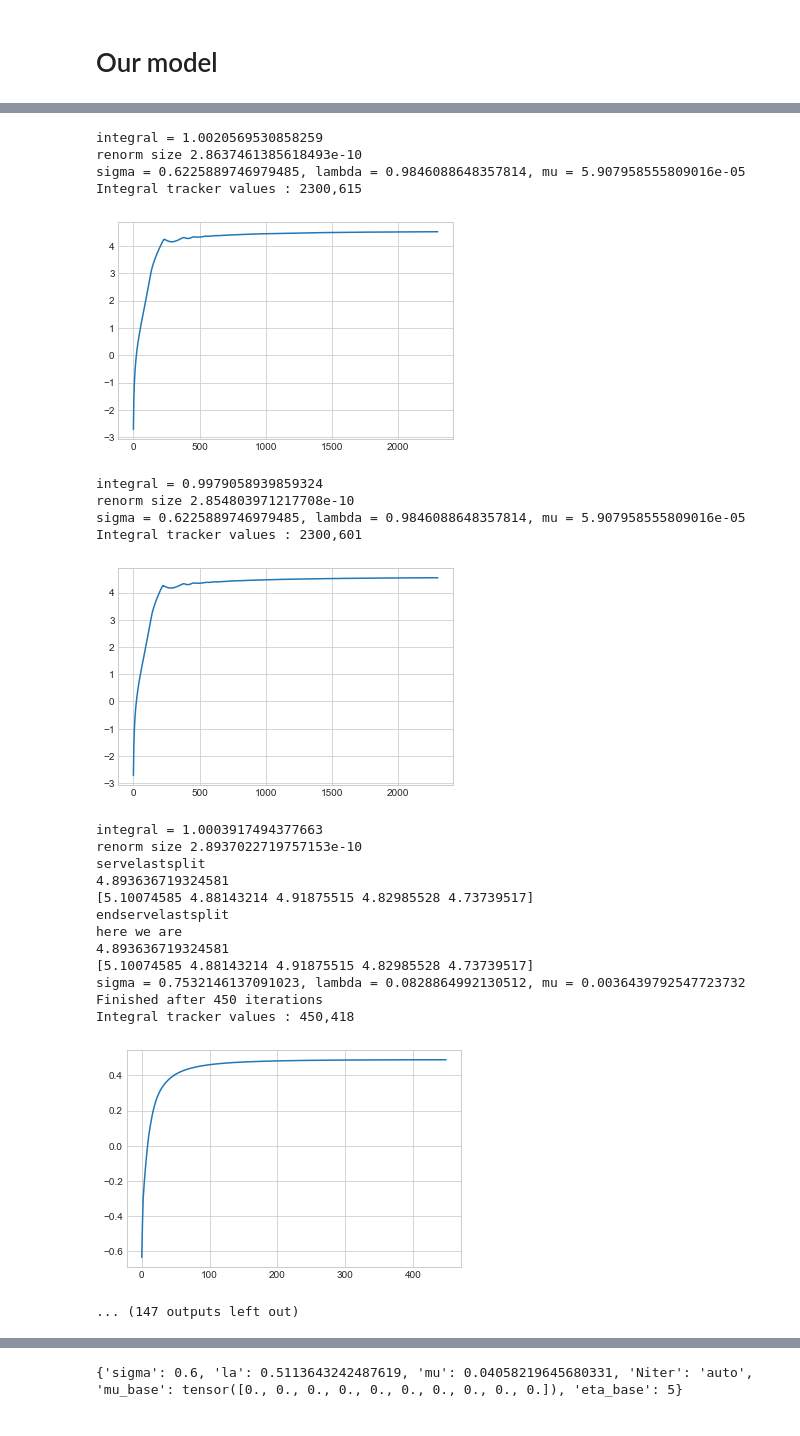
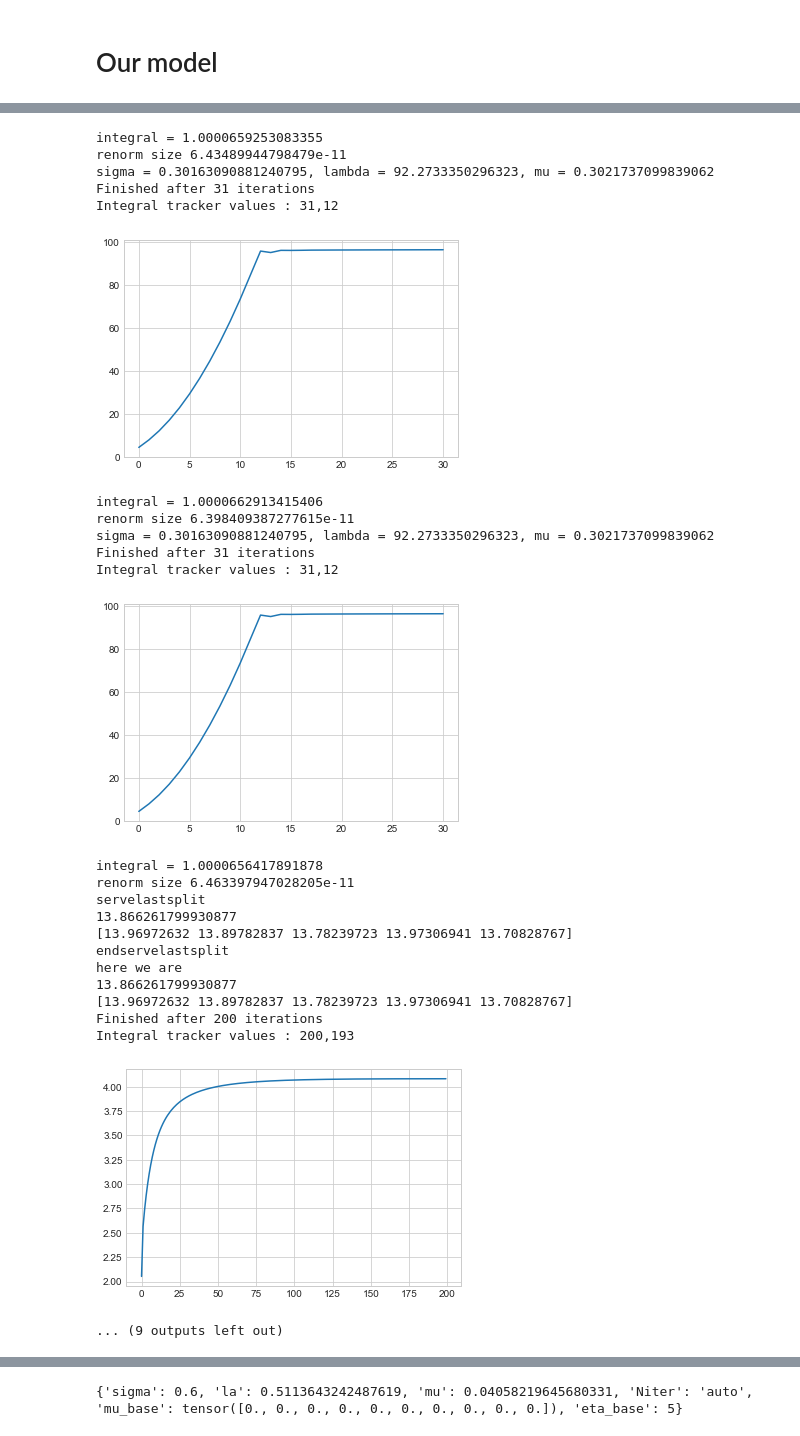
Before and after one commit to umarteau/non_negative_model, a Jupyter notebook: npm_nnf/density_estimation/Density_experimentsHD2.ipynb, the cells around one changed output, grey strips where cells are left out. Cells and saved outputs as stored; diff of their text form; code cells hidden in the pictures.

```diff
--- a/npm_nnf/density_estimation/Density_experimentsHD2.ipynb
+++ b/npm_nnf/density_estimation/Density_experimentsHD2.ipynb
@@ -32,7 +32,9 @@ warnings.filterwarnings('ignore')
 
 import sys
 import matplotlib.pyplot as plt
-plt.style.use('seaborn-whitegrid')
+import matplotlib as mpl
+mpl.rcParams.update(mpl.rcParamsDefault)
+#plt.style.use('classic')
 
 
 
@@ -72,5 +74,5 @@ data_set = gen(ndata)
 # %%
-save_path = f'models/density_estimation_{d}d'
+save_path = f'models/density_estimation_{d}d_ndata_{ndata}'
 # %%
 def gentest(ntest,ctest,radtest,frac = 0.5):
     ds = torch.zeros((ntest,d))
@@ -199,19 +201,19 @@ fixed_params = {
             'la' : 0
            }
 variable_params = {
-    'sigma' : ['uniform',0.2,0.8],
+    'sigma' : ['uniform',0.4],
     'la' : ['loguniform',1e-2,1e2],
-    'mu' : ['loguniform',1e-5,1e0]
+    'mu' : ['loguniform',1e-2,1e0]
 }
 
 cv = 5
 prune = True
-n_trials =  30
+n_trials =  2
 
 
-n_jobs = 1
+n_jobs = 2
 eta = 0
 # %%
 r = utils_train.perform_study(model, X,fixed_params = fixed_params, variable_params = variable_params ,cv= cv, prune = prune,
-                  n_trials = n_trials,save_path = save_path,version = None,eta = 0,n_jobs = 1)
+                  n_trials = n_trials,save_path = save_path,version = None,eta = 0,n_jobs = n_jobs)
 # %% [output]
@@ -231,27 +237,28 @@ Integral tracker values : 2300,646
-integral = 1.0020569530858259
-renorm size 2.8637461385618493e-10
-sigma = 0.6225889746979485, lambda = 0.9846088648357814, mu = 5.907958555809016e-05
-Integral tracker values : 2300,615
+integral = 1.0000659253083355
+renorm size 6.43489944798479e-11
+sigma = 0.30163090881240795, lambda = 92.2733350296323, mu = 0.3021737099839062
+Finished after 31 iterations
+Integral tracker values : 31,12
-[figure, old version]
+[figure, new version]
-integral = 0.9979058939859324
-renorm size 2.854803971217708e-10
-sigma = 0.6225889746979485, lambda = 0.9846088648357814, mu = 5.907958555809016e-05
-Integral tracker values : 2300,601
+integral = 1.0000662913415406
+renorm size 6.398409387277615e-11
+sigma = 0.30163090881240795, lambda = 92.2733350296323, mu = 0.3021737099839062
+Finished after 31 iterations
+Integral tracker values : 31,12
-[figure, old version]
+[figure, new version]
-integral = 1.0003917494377663
-renorm size 2.8937022719757153e-10
+integral = 1.0000656417891878
+renorm size 6.463397947028205e-11
 servelastsplit
-4.893636719324581
-[5.10074585 4.88143214 4.91875515 4.82985528 4.73739517]
+13.866261799930877
+[13.96972632 13.89782837 13.78239723 13.97306941 13.70828767]
 endservelastsplit
 here we are
-4.893636719324581
-[5.10074585 4.88143214 4.91875515 4.82985528 4.73739517]
-sigma = 0.7532146137091023, lambda = 0.0828864992130512, mu = 0.0036439792547723732
-Finished after 450 iterations
-Integral tracker values : 450,418
+13.866261799930877
+[13.96972632 13.89782837 13.78239723 13.97306941 13.70828767]
+Finished after 200 iterations
+Integral tracker values : 200,193
-[figure, old version]
+[figure, new version]
-... (147 outputs left out)
+... (9 outputs left out)
 # %%
 version = 8
 df,best_params,aux = utils_train.get_results(save_path,model = model,version = version)
```
Also changed, not shown: parts of 13 cells of this notebook, 8 other files.
